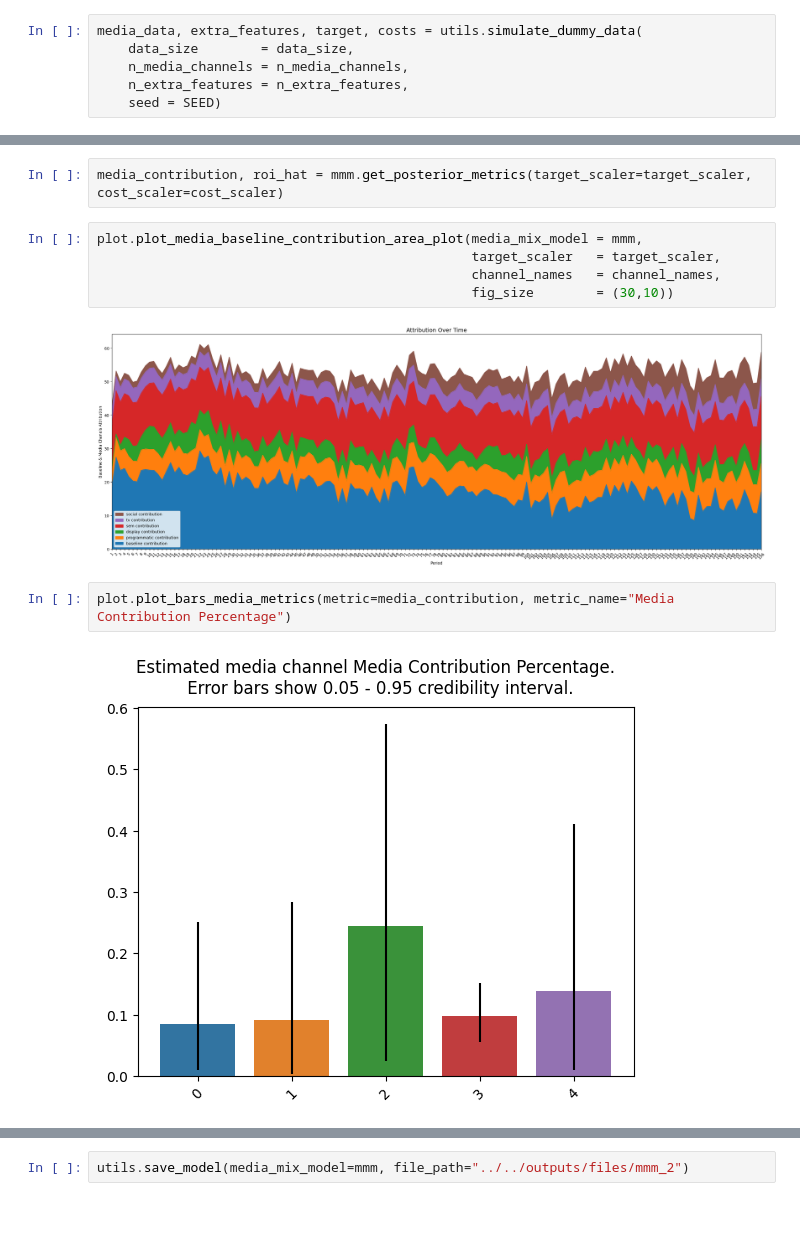
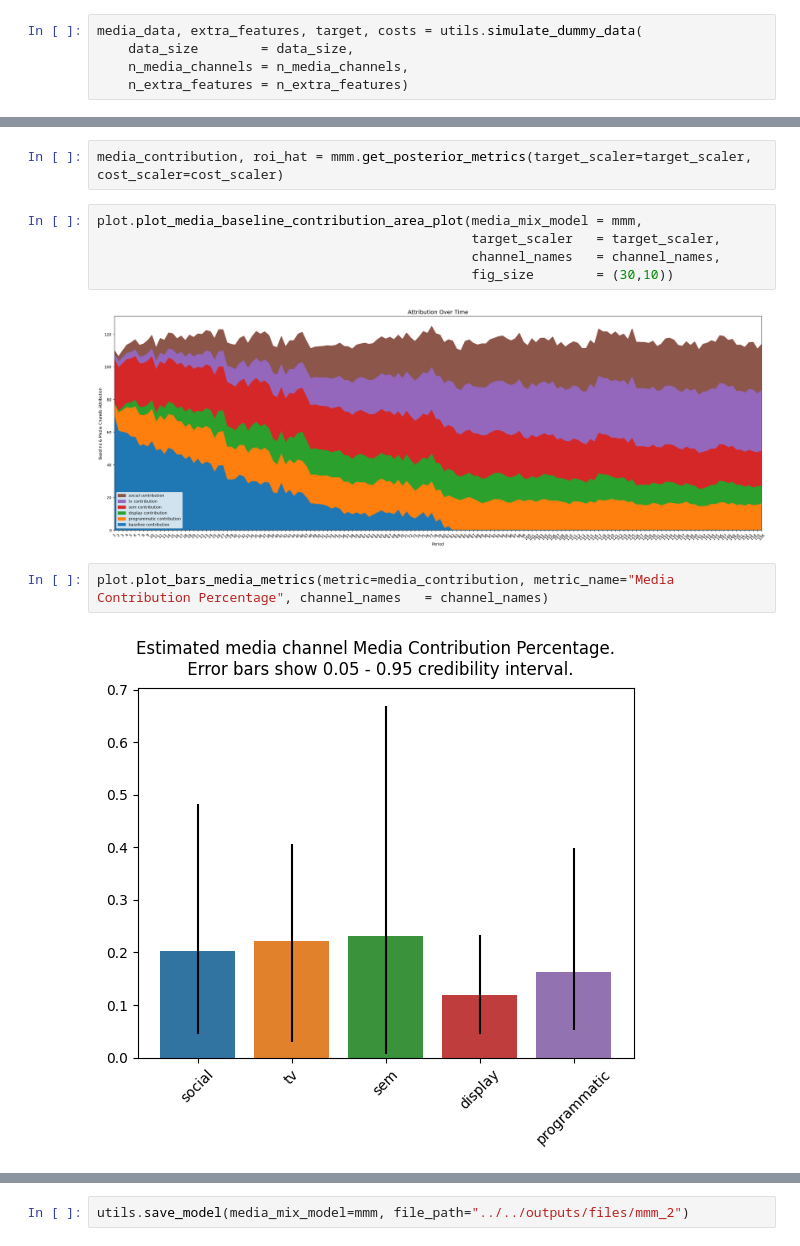
Before and after one commit to miguel-conde/tst_lightweight, a Jupyter notebook: PYTHON/notebooks/tune_priors.ipynb, the cells around one changed output, grey strips where cells are left out. Cells and saved outputs as stored; diff of their text form; blank space fills up the shorter version.

```diff
--- a/PYTHON/notebooks/tune_priors.ipynb
+++ b/PYTHON/notebooks/tune_priors.ipynb
@@ -48,8 +48,7 @@ n_extra_features = 5
 media_data, extra_features, target, costs = utils.simulate_dummy_data(
     data_size        = data_size,
     n_media_channels = n_media_channels,
-    n_extra_features = n_extra_features,
-    seed = SEED)
+    n_extra_features = n_extra_features)
 # %% [output]
 No GPU/TPU found, falling back to CPU. (Set TF_CPP_MIN_LOG_LEVEL=0 and rerun for more info.)
 # %%
@@ -359,10 +386,10 @@ plot.plot_media_baseline_contribution_area_plot(media_mix_model = mmm,
                                                 channel_names   = channel_names,
                                                 fig_size        = (30,10))
 # %% [output]
-[figure, old version]
+[figure, new version]
 # %%
-plot.plot_bars_media_metrics(metric=media_contribution, metric_name="Media Contribution Percentage")
+plot.plot_bars_media_metrics(metric=media_contribution, metric_name="Media Contribution Percentage", channel_names   = channel_names)
 # %% [output]
-[figure, old version]
+[figure, new version]
 # %%
 
```
Also changed, not shown: parts of 17 cells of this notebook.
